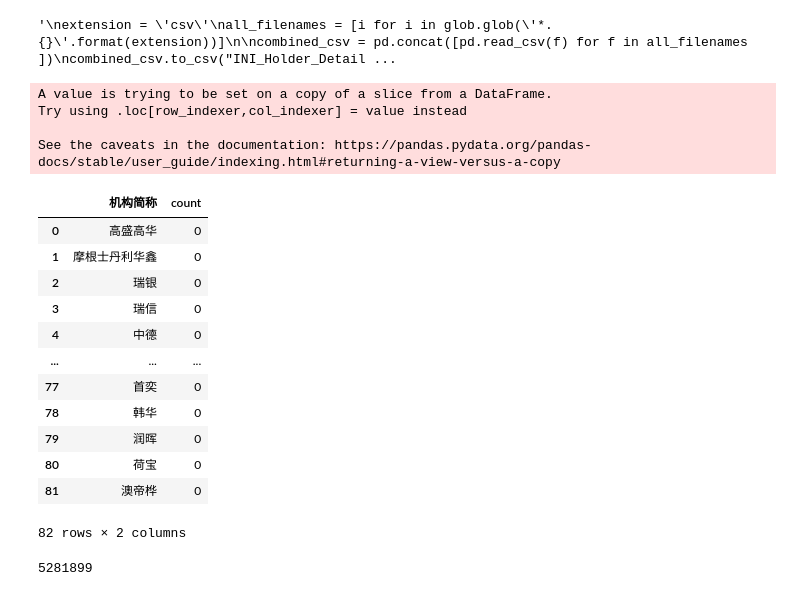
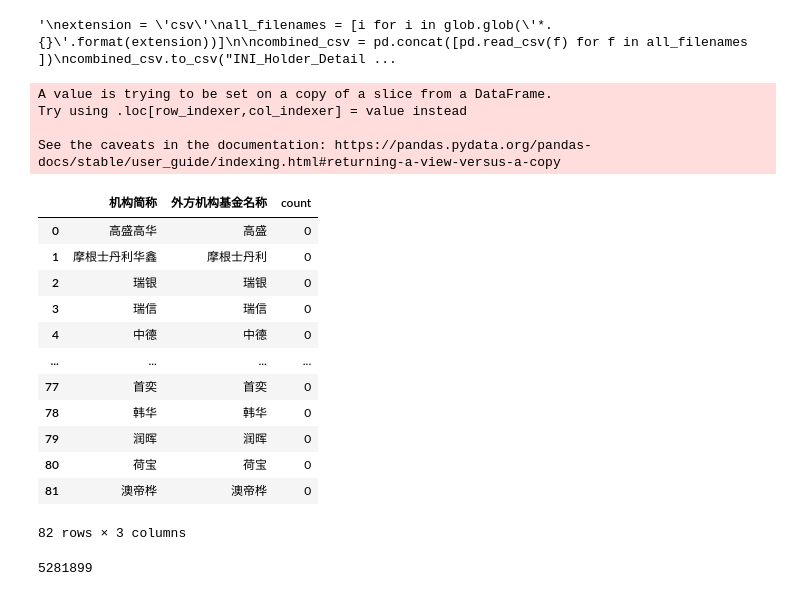
Before and after one commit to zhennanl/INI-Data-Analysis, a Jupyter notebook: 合资金融机构.ipynb, the cells around one changed output. Saved outputs shown, nothing was run; the diff lists cells and outputs as text; code cells hidden in the pictures.

Commit message:
Added more methods for matching names

```diff
--- a/合资金融机构.ipynb
+++ b/合资金融机构.ipynb
@@ -22,25 +24,25 @@ df_names = pd.read_csv('合资金融机构.csv')
 # %%
-names = df_names[['机构简称']]
+names = df_names[['机构简称','外方机构基金名称']]
 names['count'] = 0
 names
 # %% [output]
 A value is trying to be set on a copy of a slice from a DataFrame.
 Try using .loc[row_indexer,col_indexer] = value instead
 
 See the caveats in the documentation: https://pandas.pydata.org/pandas-docs/stable/user_guide/indexing.html#returning-a-view-versus-a-copy
-|  | 机构简称 | count |
-| 0 | 高盛高华 | 0 |
-| 1 | 摩根士丹利华鑫 | 0 |
-| 2 | 瑞银 | 0 |
-| 3 | 瑞信 | 0 |
-| 4 | 中德 | 0 |
-| ... | ... | ... |
-| 77 | 首奕 | 0 |
-| 78 | 韩华 | 0 |
-| 79 | 润晖 | 0 |
-| 80 | 荷宝 | 0 |
-| 81 | 澳帝桦 | 0 |
+|  | 机构简称 | 外方机构基金名称 | count |
+| 0 | 高盛高华 | 高盛 | 0 |
+| 1 | 摩根士丹利华鑫 | 摩根士丹利 | 0 |
+| 2 | 瑞银 | 瑞银 | 0 |
+| 3 | 瑞信 | 瑞信 | 0 |
+| 4 | 中德 | 中德 | 0 |
+| ... | ... | ... | ... |
+| 77 | 首奕 | 首奕 | 0 |
+| 78 | 韩华 | 韩华 | 0 |
+| 79 | 润晖 | 润晖 | 0 |
+| 80 | 荷宝 | 荷宝 | 0 |
+| 81 | 澳帝桦 | 澳帝桦 | 0 |
-82 rows × 2 columns
+82 rows × 3 columns
 # %%
 len(df)
 # %% [output]
```
Also changed, not shown: parts of 13 cells of this notebook.
